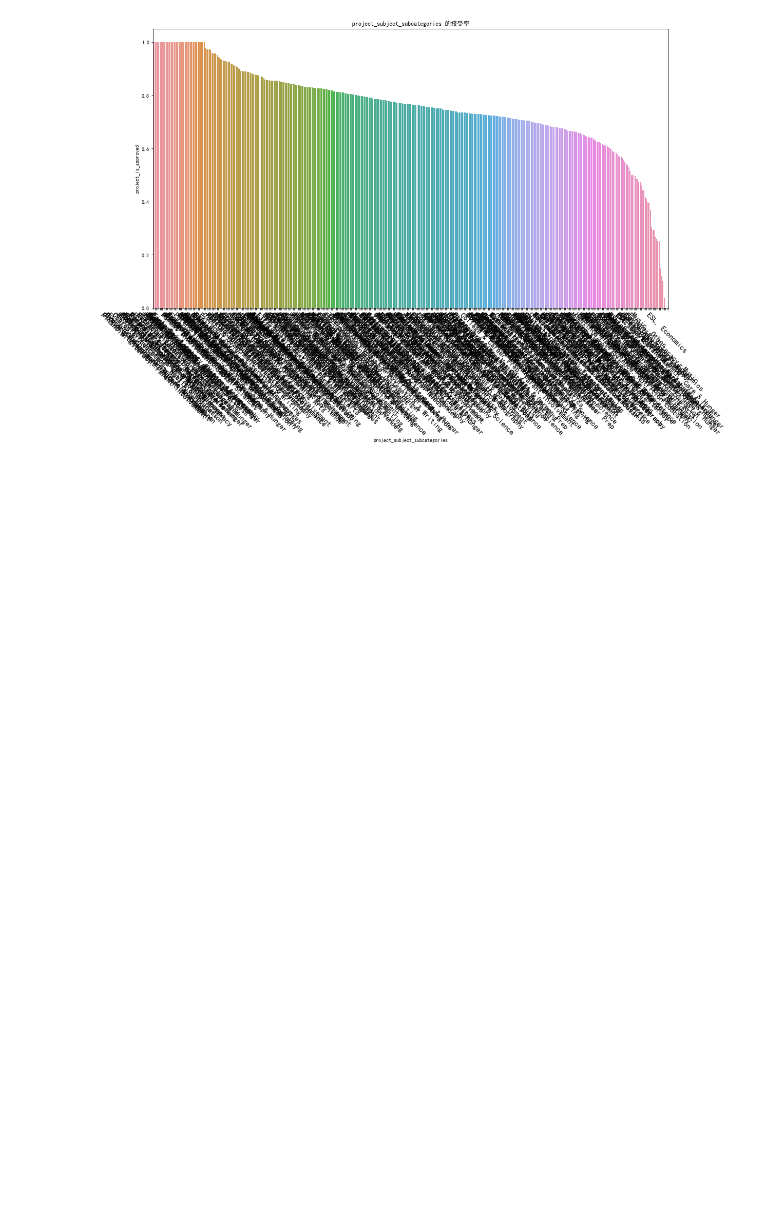
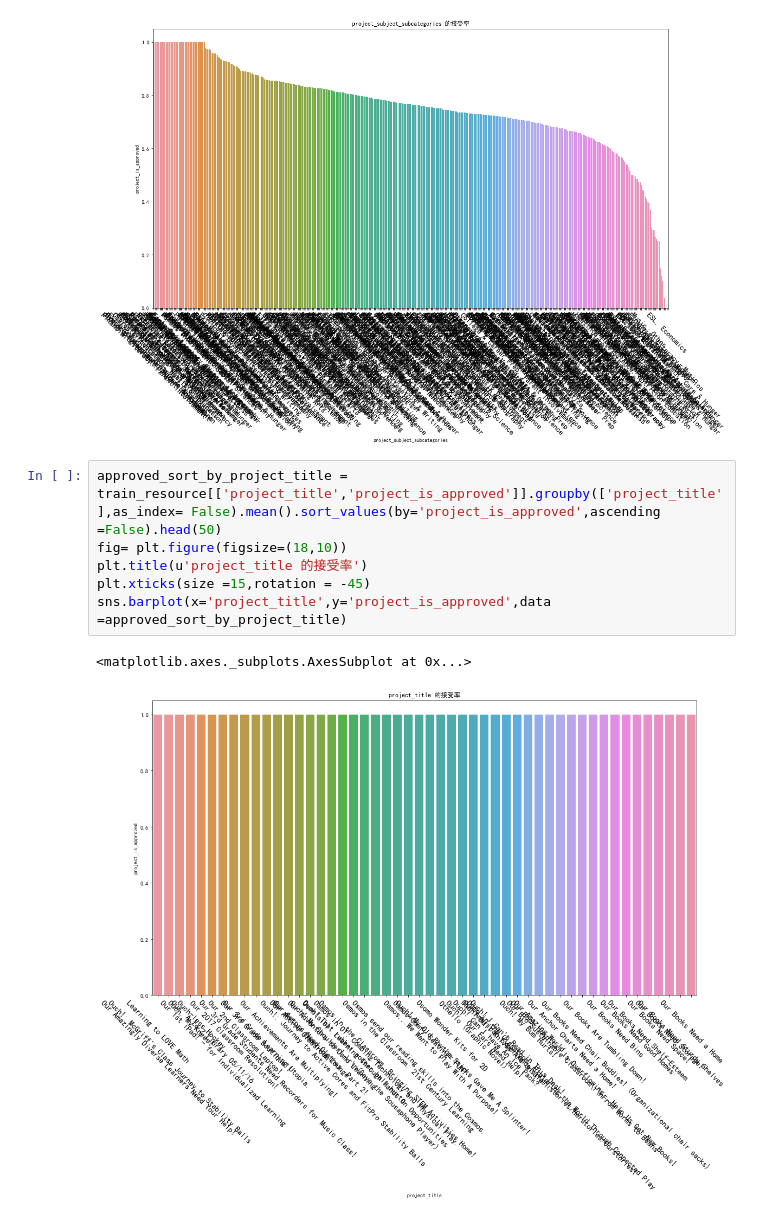
Before and after one commit to JJXiangJiaoJun/DonorsChoose.org-Application-Screening, a Jupyter notebook: NN.ipynb, the cells around one changed output. Saved outputs shown, nothing was run; the diff lists cells and outputs as text; blank space fills up the shorter version.

```diff
--- a/NN.ipynb
+++ b/NN.ipynb
@@ -247,3 +263,12 @@ sns.barplot(x='project_subject_subcategories',y='project_is_approved',data =appr
 # %% [output]
 <matplotlib.axes._subplots.AxesSubplot at 0x...>
 [figure]
+# %%
+approved_sort_by_project_title = train_resource[['project_title','project_is_approved']].groupby(['project_title'],as_index= False).mean().sort_values(by='project_is_approved',ascending =False).head(50)
+fig= plt.figure(figsize=(18,10))
+plt.title(u'project_title 的接受率')
+plt.xticks(size =15,rotation = -45)
+sns.barplot(x='project_title',y='project_is_approved',data =approved_sort_by_project_title)
+# %% [output]
+<matplotlib.axes._subplots.AxesSubplot at 0x...>
+[figure, added]
```
Also changed, not shown: parts of 28 cells of this notebook.
